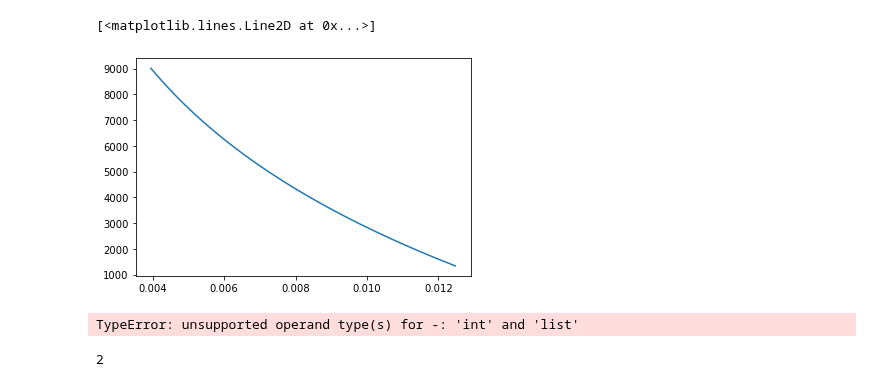
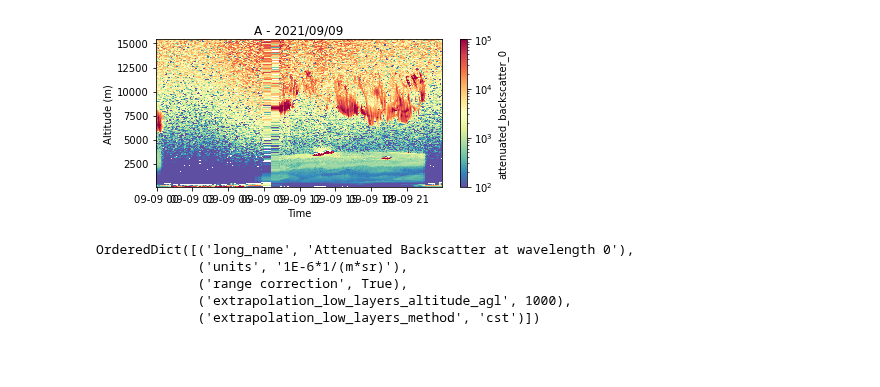
Before and after one commit to AugustinMortier/a-profiles, a Jupyter notebook: dev.ipynb, the cells around one changed output. Saved outputs shown, nothing was run; the diff lists cells and outputs as text; code cells hidden in the pictures; blank space fills up the shorter version.

Commit message:
add new methods

```diff
--- a/dev.ipynb
+++ b/dev.ipynb
@@ -3,7 +1,11 @@ import aprofiles as apro
 # %%
-path = "data/e-profile/2021/09/08/L2_0-20000-006735_A20210908.nc"
+import aprofiles as apro
+import numpy as np
+import matplotlib.pyplot as plt
+
+path = "data/e-profile/2021/09/09/L2_0-20000-001492_A20210909.nc"
 apro_reader = apro.reader.ReadProfiles(path)
 profiles = apro_reader.read()
 
-altitude = profiles.data.altitude.data
-wavelength = profiles.data.l0_wavelength.data
+profiles.range_correction(inplace=True)
+profiles.gaussian_filter(var='attenuated_backscatter_0', sigma=0.2, inplace=True)
@@ -138,13 +14,12 @@ plt.plot(amol*1e4,z_Tz,'k:')
-# %%
-plt.plot(self_bmol,altitude)
-# %% [output]
-[<matplotlib.lines.Line2D at 0x...>]
-[figure, removed]
-# %%
-np.argmin(10-[0,5,10,15,20])
-# %% [output]
-TypeError: unsupported operand type(s) for -: 'int' and 'list'
-# %%
-np.argmin(np.abs(np.array([0,5,10,15,20])-10))
-# %% [output]
-2
+# %%
+profiles.extrapolation_lowest_layers(var='attenuated_backscatter_0', zmin=2000, method='cst').quickplot(vmin=1e2,vmax=1e5,log=True)
+# %% [output]
+[figure, added]
+# %%
+profiles.data.attenuated_backscatter_0.attrs
+# %% [output]
+OrderedDict([('long_name', 'Attenuated Backscatter at wavelength 0'),
+             ('units', '1E-6*1/(m*sr)'),
+             ('range correction', True),
+             ('extrapolation_low_layers_altitude_agl', 1000),
+             ('extrapolation_low_layers_method', 'cst')])
```
Also changed, not shown: parts of 13 cells of this notebook, 15 other files.
